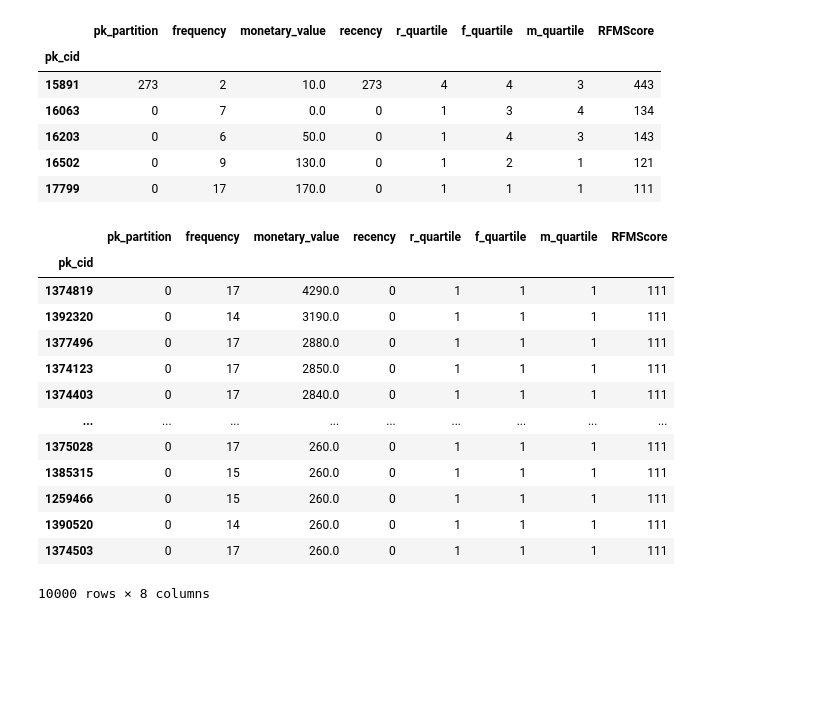
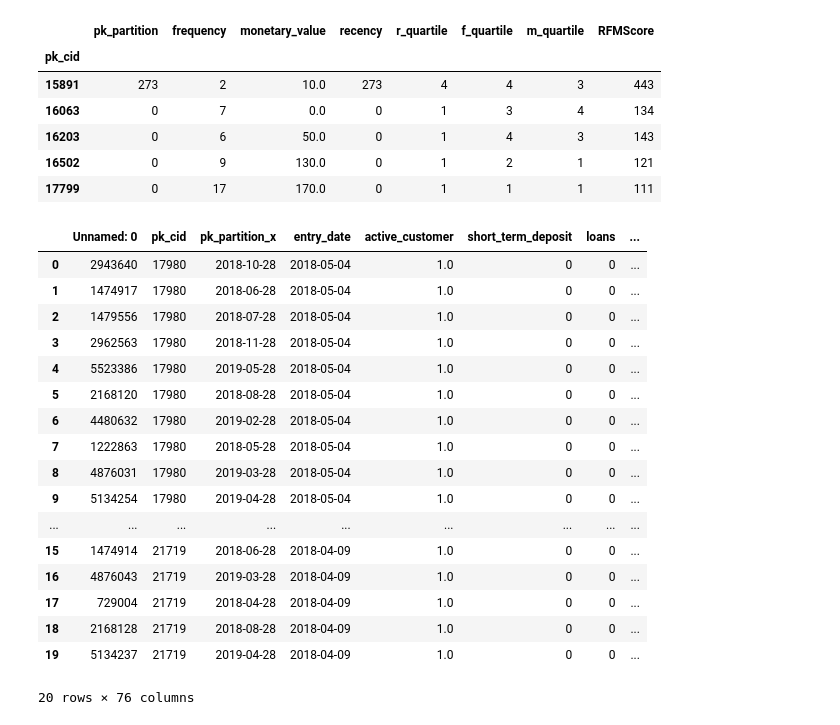
Before and after one commit to giannimaggiora/easyMoney, a Jupyter notebook: Mejores10000clientes.ipynb, the cells around one changed output. Cells and saved outputs as stored; diff of their text form; code cells hidden in the pictures; blank space fills up the shorter version.

Commit message:
Eva
se ha hecho el df llamado df_best (en el anterior ,no habia hecho el merge)

```diff
--- a/Mejores10000clientes.ipynb
+++ b/Mejores10000clientes.ipynb
@@ -179,19 +179,27 @@ segmented_rfm.head()
 # %%
 ##It is obvious that the first customer is not our best customer at all.
 # %%
-segmented_rfm[segmented_rfm['RFMScore']=='111'].sort_values('monetary_value', ascending=False).head(10000)
+df_best = segmented_rfm[segmented_rfm['RFMScore']=='111'].sort_values('monetary_value', ascending=False).head(10000)
-# %% [output]
-|  | pk_partition | frequency | monetary_value | recency | r_quartile | f_quartile | m_quartile | RFMScore |
-| pk_cid |  |  |  |  |  |  |  |  |
-| 1374819 | 0 | 17 | 4290.0 | 0 | 1 | 1 | 1 | 111 |
-| 1392320 | 0 | 14 | 3190.0 | 0 | 1 | 1 | 1 | 111 |
-| 1377496 | 0 | 17 | 2880.0 | 0 | 1 | 1 | 1 | 111 |
-| 1374123 | 0 | 17 | 2850.0 | 0 | 1 | 1 | 1 | 111 |
-| 1374403 | 0 | 17 | 2840.0 | 0 | 1 | 1 | 1 | 111 |
-| ... | ... | ... | ... | ... | ... | ... | ... | ... |
-| 1375028 | 0 | 17 | 260.0 | 0 | 1 | 1 | 1 | 111 |
-| 1385315 | 0 | 15 | 260.0 | 0 | 1 | 1 | 1 | 111 |
-| 1259466 | 0 | 15 | 260.0 | 0 | 1 | 1 | 1 | 111 |
-| 1390520 | 0 | 14 | 260.0 | 0 | 1 | 1 | 1 | 111 |
-| 1374503 | 0 | 17 | 260.0 | 0 | 1 | 1 | 1 | 111 |
-10000 rows × 8 columns
+# %%
+df = pd.merge(df,df_best,on='pk_cid',how='right')
+# %%
+df.head(20)
+# %% [output]
+|  | Unnamed: 0 | pk_cid | pk_partition_x | entry_date | active_customer | short_term_deposit | loans | ... |
+| 0 | 2943640 | 17980 | 2018-10-28 | 2018-05-04 | 1.0 | 0 | 0 | ... |
+| 1 | 1474917 | 17980 | 2018-06-28 | 2018-05-04 | 1.0 | 0 | 0 | ... |
+| 2 | 1479556 | 17980 | 2018-07-28 | 2018-05-04 | 1.0 | 0 | 0 | ... |
+| 3 | 2962563 | 17980 | 2018-11-28 | 2018-05-04 | 1.0 | 0 | 0 | ... |
+| 4 | 5523386 | 17980 | 2019-05-28 | 2018-05-04 | 1.0 | 0 | 0 | ... |
+| 5 | 2168120 | 17980 | 2018-08-28 | 2018-05-04 | 1.0 | 0 | 0 | ... |
+| 6 | 4480632 | 17980 | 2019-02-28 | 2018-05-04 | 1.0 | 0 | 0 | ... |
+| 7 | 1222863 | 17980 | 2018-05-28 | 2018-05-04 | 1.0 | 0 | 0 | ... |
+| 8 | 4876031 | 17980 | 2019-03-28 | 2018-05-04 | 1.0 | 0 | 0 | ... |
+| 9 | 5134254 | 17980 | 2019-04-28 | 2018-05-04 | 1.0 | 0 | 0 | ... |
+| ... | ... | ... | ... | ... | ... | ... | ... | ... |
+| 15 | 1474914 | 21719 | 2018-06-28 | 2018-04-09 | 1.0 | 0 | 0 | ... |
+| 16 | 4876043 | 21719 | 2019-03-28 | 2018-04-09 | 1.0 | 0 | 0 | ... |
+| 17 | 729004 | 21719 | 2018-04-28 | 2018-04-09 | 1.0 | 0 | 0 | ... |
+| 18 | 2168128 | 21719 | 2018-08-28 | 2018-04-09 | 1.0 | 0 | 0 | ... |
+| 19 | 5134237 | 21719 | 2019-04-28 | 2018-04-09 | 1.0 | 0 | 0 | ... |
+20 rows × 76 columns
```
